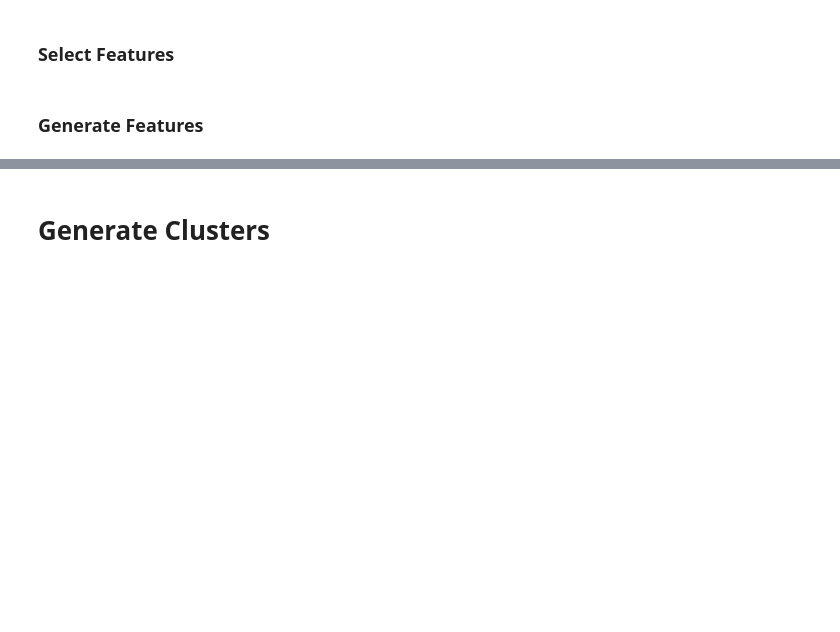
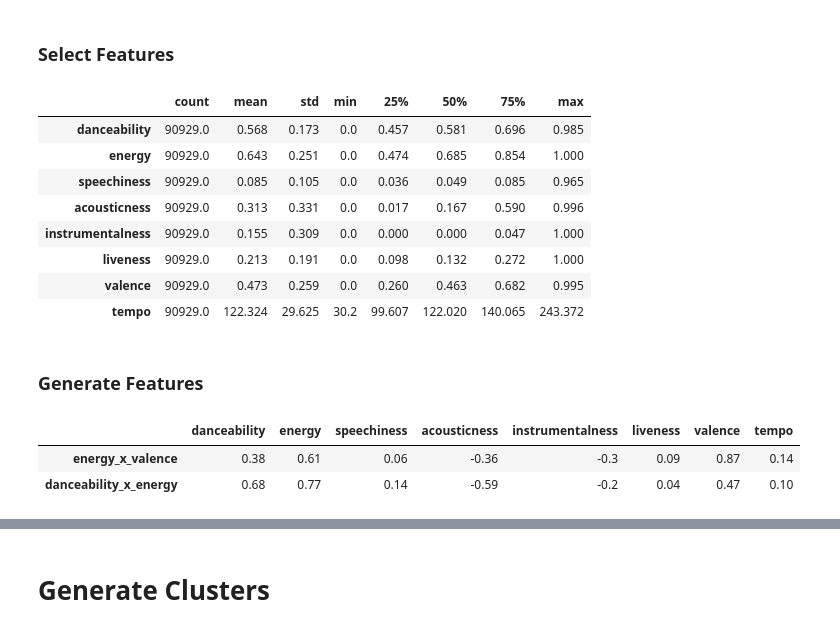
Before and after one commit to alexander-martrain/Song-Data-Mining, a Jupyter notebook: notebooks/project_cluster_cmps451.ipynb, the cells around one changed output, grey strips where cells are left out. Saved outputs shown, nothing was run; the diff lists cells and outputs as text; code cells hidden in the pictures; blank space fills up the shorter version.

```diff
--- a/notebooks/project_cluster_cmps451.ipynb
+++ b/notebooks/project_cluster_cmps451.ipynb
@@ -1049,5 +1049,38 @@ Energy and acousticness still show an opposite relationship, while the other fea
 ## Feature Selection/Generation
 # %% [markdown]
 ### Select Features
+# %%
+# final attributes for cluster analysis
+# based on PA3's redundancy analysis
+selected_features = [
+    "danceability", "energy", "speechiness", "acousticness", "instrumentalness", "liveness", "valence", "tempo"
+]
+
+display(clean_training_df[selected_features].describe().T.round(3))
+# %% [output]
+|  | count | mean | std | min | 25% | 50% | 75% | max |
+| danceability | 90929.0 | 0.568 | 0.173 | 0.0 | 0.457 | 0.581 | 0.696 | 0.985 |
+| energy | 90929.0 | 0.643 | 0.251 | 0.0 | 0.474 | 0.685 | 0.854 | 1.000 |
+| speechiness | 90929.0 | 0.085 | 0.105 | 0.0 | 0.036 | 0.049 | 0.085 | 0.965 |
+| acousticness | 90929.0 | 0.313 | 0.331 | 0.0 | 0.017 | 0.167 | 0.590 | 0.996 |
+| instrumentalness | 90929.0 | 0.155 | 0.309 | 0.0 | 0.000 | 0.000 | 0.047 | 1.000 |
+| liveness | 90929.0 | 0.213 | 0.191 | 0.0 | 0.098 | 0.132 | 0.272 | 1.000 |
+| valence | 90929.0 | 0.473 | 0.259 | 0.0 | 0.260 | 0.463 | 0.682 | 0.995 |
+| tempo | 90929.0 | 122.324 | 29.625 | 30.2 | 99.607 | 122.020 | 140.065 | 243.372 |
 # %% [markdown]
 ### Generate Features
+# %%
+# candidate combined features built from pairs os selected features
+candidate_features = pd.DataFrame({
+    "energy_x_valence": clean_training_df["energy"] * clean_training_df["valence"],
+    "danceability_x_energy": clean_training_df["danceability"] * clean_training_df["energy"],
+})
+
+# correlation of each candidate with the original attributes
+# |r| >= 0.75 with an original attribute = redundant, found in PA3
+candidate_correlations = pd.concat([clean_training_df[selected_features], candidate_features], axis=1).corr()
+display(candidate_correlations.loc[candidate_features.columns, selected_features].round(2))
+# %% [output]
+|  | danceability | energy | speechiness | acousticness | instrumentalness | liveness | valence | tempo |
+| energy_x_valence | 0.38 | 0.61 | 0.06 | -0.36 | -0.3 | 0.09 | 0.87 | 0.14 |
+| danceability_x_energy | 0.68 | 0.77 | 0.14 | -0.59 | -0.2 | 0.04 | 0.47 | 0.10 |
```
Also changed, not shown: parts of 9 cells of this notebook, 1 other file.
